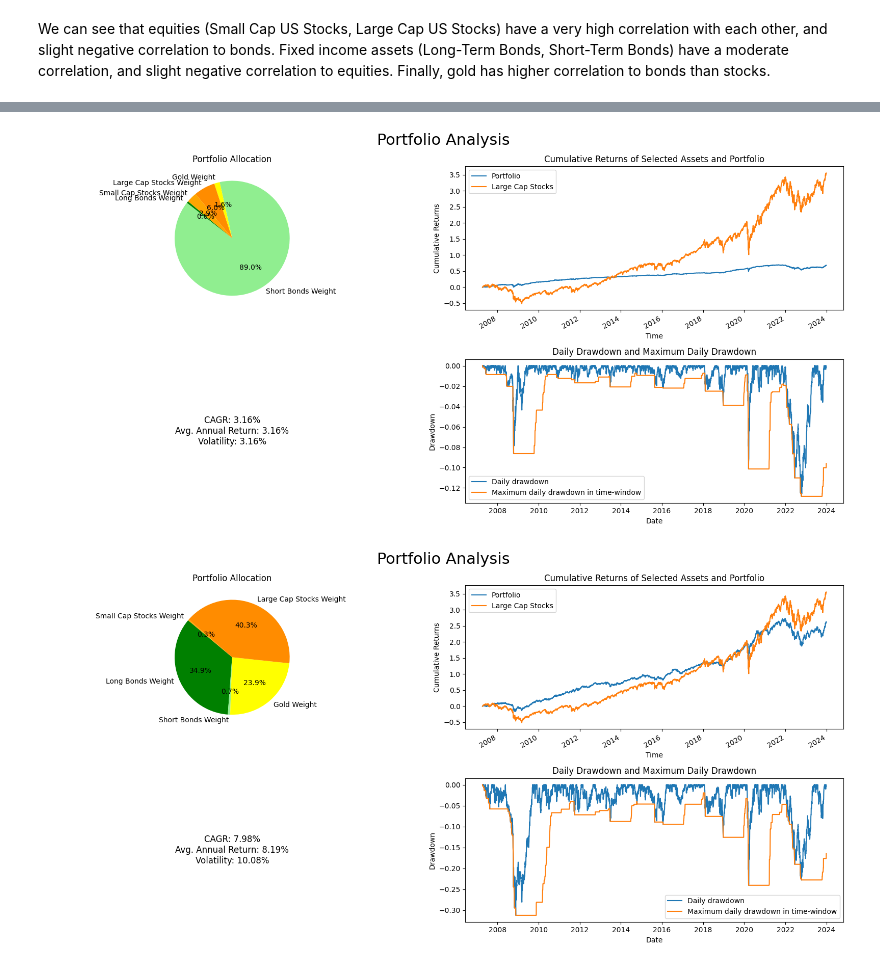
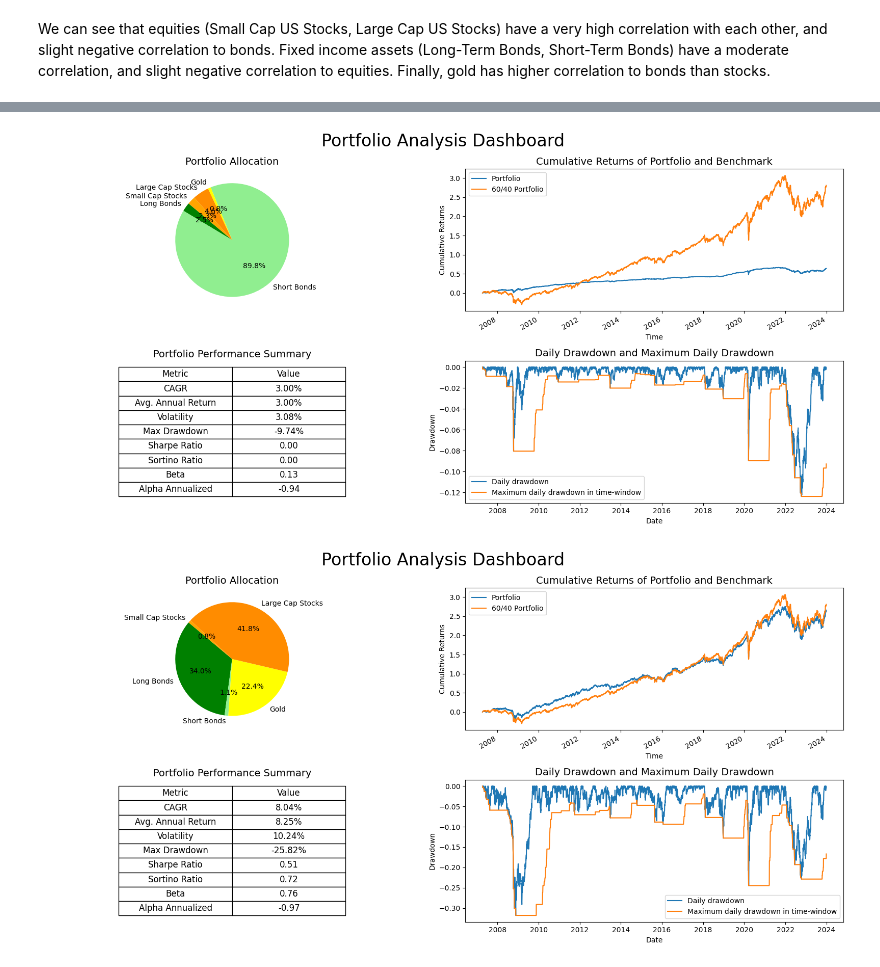
Before and after one commit to chomiczdawid/applied-finance, a Jupyter notebook: Modern Portfolio Theory/case_study.ipynb, the cells around one changed output, grey strips where cells are left out. Saved outputs shown, nothing was run; the diff lists cells and outputs as text; code cells hidden in the pictures.

```diff
--- a/Modern Portfolio Theory/case_study.ipynb
+++ b/Modern Portfolio Theory/case_study.ipynb
@@ -157,5 +124,0 @@ In the example below I use the equal weighted portfolio to demonstrate the capab
-# %%
-weights = [0.2, 0.2, 0.2, 0.2, 0.2]
-columns_to_plot = ['large_cap_stocks']
-pf_weights = create_portfolio_weights(returns, weights)
-combine_plots(pf_weights, returns, [weights for weights in pf_weights], columns_to_plot, prices, window=252)
@@ -236,9 +201,9 @@ In the provided Python class `EfficientFrontier`, the theoretical concepts of po
 
 Below, a simulation was performed on 10,000 portfolios, assuming a risk-free rate of 3%. Then, a graph of the efficient frontier was generated.
 # %%
-risk_free = 0.03
-num_portfolios = 1000000
-ef = EfficientFrontier(risk_free, num_portfolios, returns)
+risk_free_rate = 0.03
+num_portfolios = 100000
+ef = EfficientFrontier(risk_free_rate, num_portfolios, returns)
 # %%
 ef.ef_plot()
 # %% [output]
@@ -294,13 +289,15 @@ To use this methods in practise, the the portfolio analysis tool was implemented
+# %%
+benchmark='60/40'
 # %%
-# Portfolio summary for Global Minimum Variance Portfolio
+# Global Minimum Variance portfolio
 pf_weights = ef.gmv()
-combine_plots(pf_weights, returns, [weights for weights in pf_weights], columns_to_plot, prices, window=252)
+portfolio_analysis_dashboard(prices, pf_weights, returns, [weights for weights in pf_weights], benchmark, risk_free_rate, window=252)
 # %% [output]
-[figure, old version]
+[figure, new version]
 # %%
-# Portfolio summary for Maximum Sharpe Ratio Portfolio
+# Maximum Sharpe Ratio portfolio
 pf_weights = ef.msr()
-combine_plots(pf_weights, returns, [weights for weights in pf_weights], columns_to_plot, prices, window=252)
+portfolio_analysis_dashboard(prices, pf_weights, returns, [weights for weights in pf_weights], benchmark, risk_free_rate, window=252)
 # %% [output]
-[figure, old version]
+[figure, new version]
 # %%
```
Also changed, not shown: parts of 19 cells of this notebook, 1 other file.
